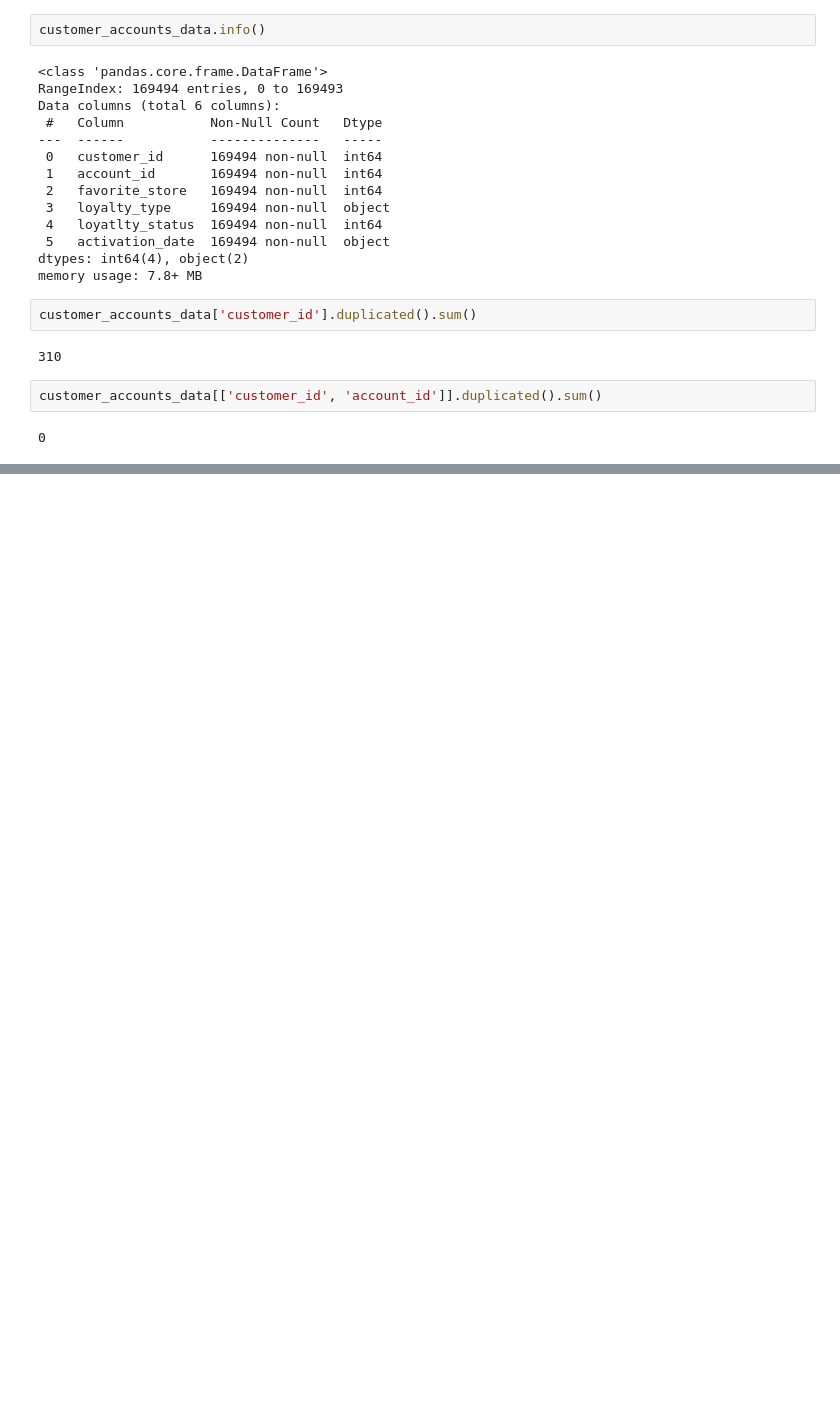
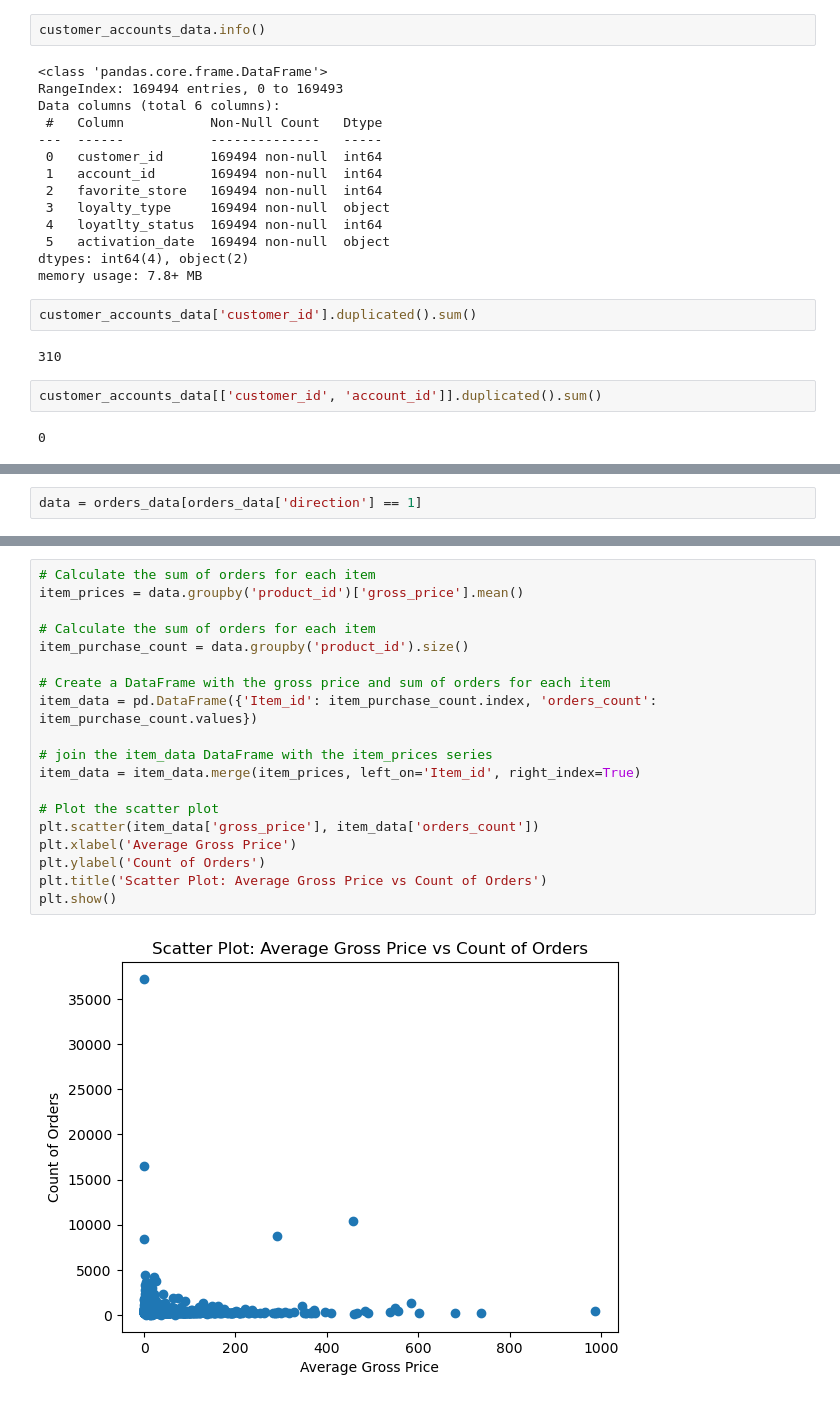
Before and after one commit to khalilvandian/Marketing-Analysis-unimib, a Jupyter notebook: EDA_BasicDatasetProperties.ipynb, the cells around one changed output, grey strips where cells are left out. Saved outputs shown, nothing was run; the diff lists cells and outputs as text; blank space fills up the shorter version.

Commit message:
update eda
added product analysis - part general

```diff
--- a/EDA_BasicDatasetProperties.ipynb
+++ b/EDA_BasicDatasetProperties.ipynb
@@ -216,0 +368,2 @@ customer_accounts_data[['customer_id', 'account_id']].duplicated().sum()
+# %%
+data = orders_data[orders_data['direction'] == 1]
@@ -216,0 +414,21 @@ customer_accounts_data[['customer_id', 'account_id']].duplicated().sum()
+# %%
+# Calculate the sum of orders for each item
+item_prices = data.groupby('product_id')['gross_price'].mean()
+
+# Calculate the sum of orders for each item
+item_purchase_count = data.groupby('product_id').size()
+
+# Create a DataFrame with the gross price and sum of orders for each item
+item_data = pd.DataFrame({'Item_id': item_purchase_count.index, 'orders_count': item_purchase_count.values})
+
+# join the item_data DataFrame with the item_prices series
+item_data = item_data.merge(item_prices, left_on='Item_id', right_index=True)
+
+# Plot the scatter plot
+plt.scatter(item_data['gross_price'], item_data['orders_count'])
+plt.xlabel('Average Gross Price')
+plt.ylabel('Count of Orders')
+plt.title('Scatter Plot: Average Gross Price vs Count of Orders')
+plt.show()
+# %% [output]
+[figure, added]
```
Also changed, not shown: parts of 30 cells of this notebook.
